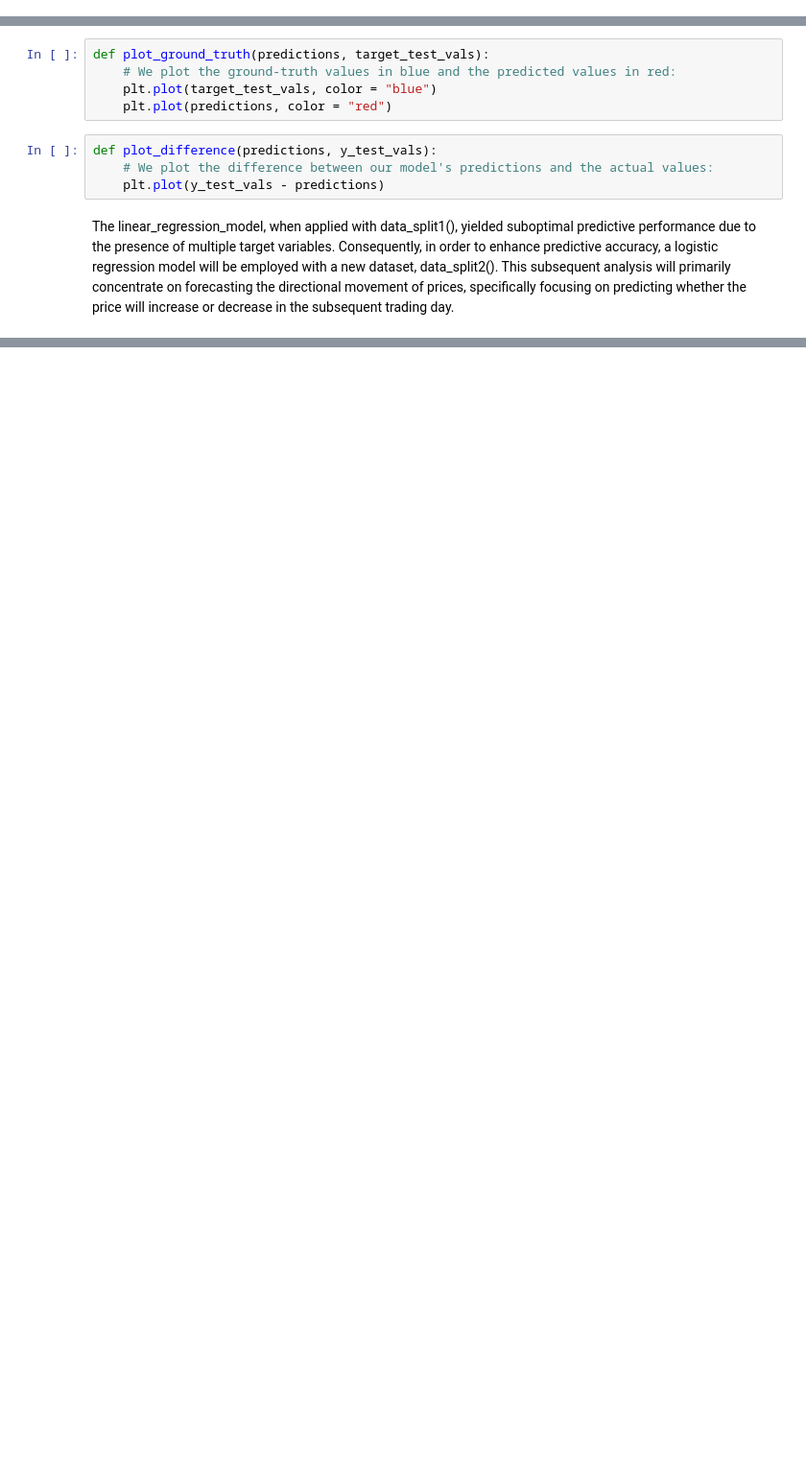
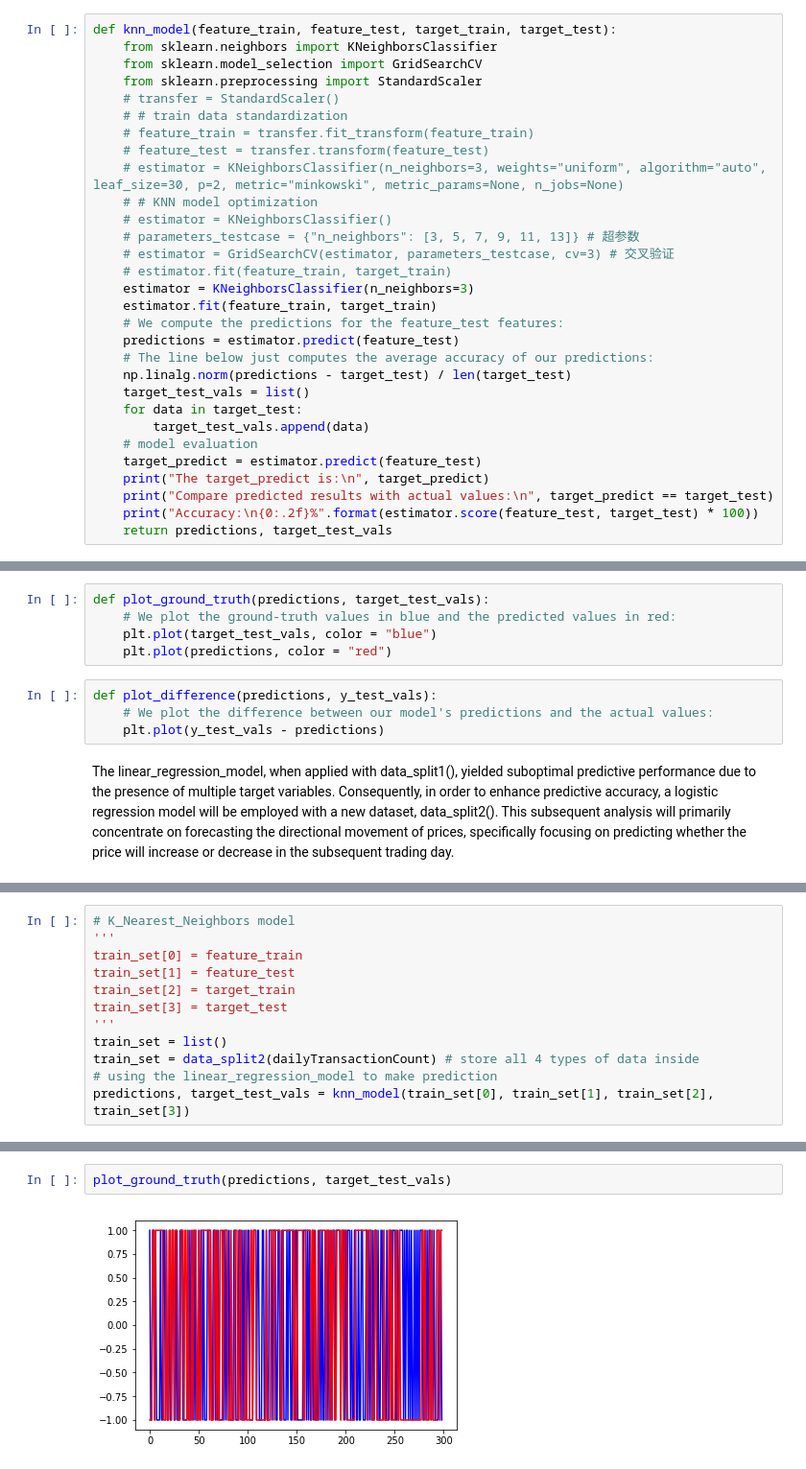
Before and after one commit to 2281469043/DeFi-Analysis, a Jupyter notebook: src/changk2/data_model.ipynb, the cells around one changed output, grey strips where cells are left out. Shown at 96% size. Saved outputs shown, nothing was run; the diff lists cells and outputs as text; blank space fills up the shorter version.

Commit message:
Update data_model.ipynb
update data_model.ipnb

```diff
--- a/src/changk2/data_model.ipynb
+++ b/src/changk2/data_model.ipynb
@@ -174,3 +174,33 @@ def logistic_regression_model(feature_train, feature_test, target_train, target_
     report = classification_report(target_test, target_predict, labels=[2, 4], target_names=["Up", "Down"], zero_division=1)
     print(report)
     return predictions, target_test_vals
+# %%
+def knn_model(feature_train, feature_test, target_train, target_test):
+    from sklearn.neighbors import KNeighborsClassifier
+    from sklearn.model_selection import GridSearchCV
+    from sklearn.preprocessing import StandardScaler
+    # transfer = StandardScaler()
+    # # train data standardization
+    # feature_train = transfer.fit_transform(feature_train)
+    # feature_test = transfer.transform(feature_test)
+    # estimator = KNeighborsClassifier(n_neighbors=3, weights="uniform", algorithm="auto", leaf_size=30, p=2, metric="minkowski", metric_params=None, n_jobs=None)
+    # # KNN model optimization
+    # estimator = KNeighborsClassifier()
+    # parameters_testcase = {"n_neighbors": [3, 5, 7, 9, 11, 13]} # 超参数
+    # estimator = GridSearchCV(estimator, parameters_testcase, cv=3) # 交叉验证
+    # estimator.fit(feature_train, target_train)
+    estimator = KNeighborsClassifier(n_neighbors=3)
+    estimator.fit(feature_train, target_train)
+    # We compute the predictions for the feature_test features:
+    predictions = estimator.predict(feature_test)
+    # The line below just computes the average accuracy of our predictions:
+    np.linalg.norm(predictions - target_test) / len(target_test)
+    target_test_vals = list()
+    for data in target_test:
+        target_test_vals.append(data)
+    # model evaluation
+    target_predict = estimator.predict(feature_test)
+    print("The target_predict is:\n", target_predict)
+    print("Compare predicted results with actual values:\n", target_predict == target_test)
+    print("Accuracy:\n{0:.2f}%".format(estimator.score(feature_test, target_test) * 100))
+    return predictions, target_test_vals
@@ -263,0 +351,12 @@ plot_difference(predictions, target_test_vals)
+# %%
+# K_Nearest_Neighbors model
+'''
+train_set[0] = feature_train
+train_set[1] = feature_test
+train_set[2] = target_train
+train_set[3] = target_test
+'''
+train_set = list()
+train_set = data_split2(dailyTransactionCount) # store all 4 types of data inside
+# using the linear_regression_model to make prediction
+predictions, target_test_vals = knn_model(train_set[0], train_set[1], train_set[2], train_set[3])
@@ -263,0 +381,4 @@ plot_difference(predictions, target_test_vals)
+# %%
+plot_ground_truth(predictions, target_test_vals)
+# %% [output]
+[figure, added]
```
Also changed, not shown: parts of 25 cells of this notebook.
